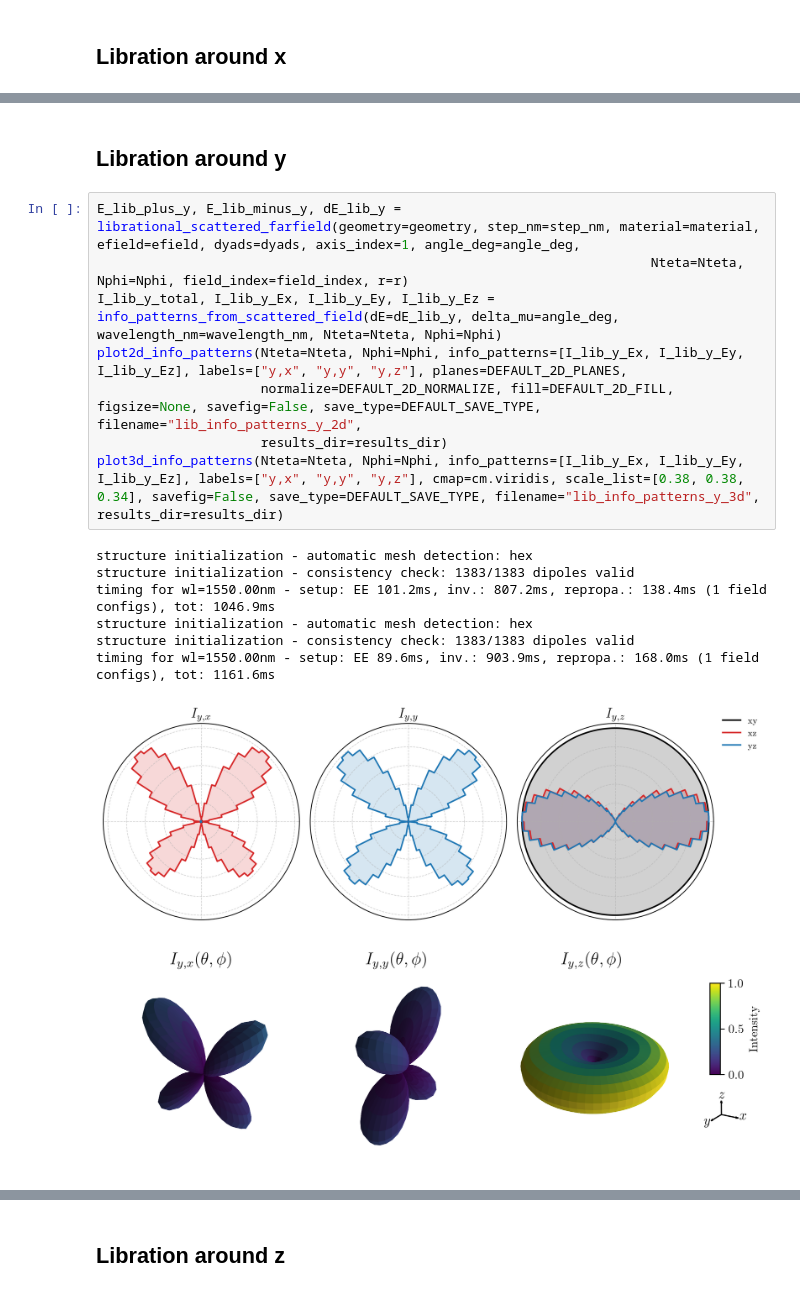
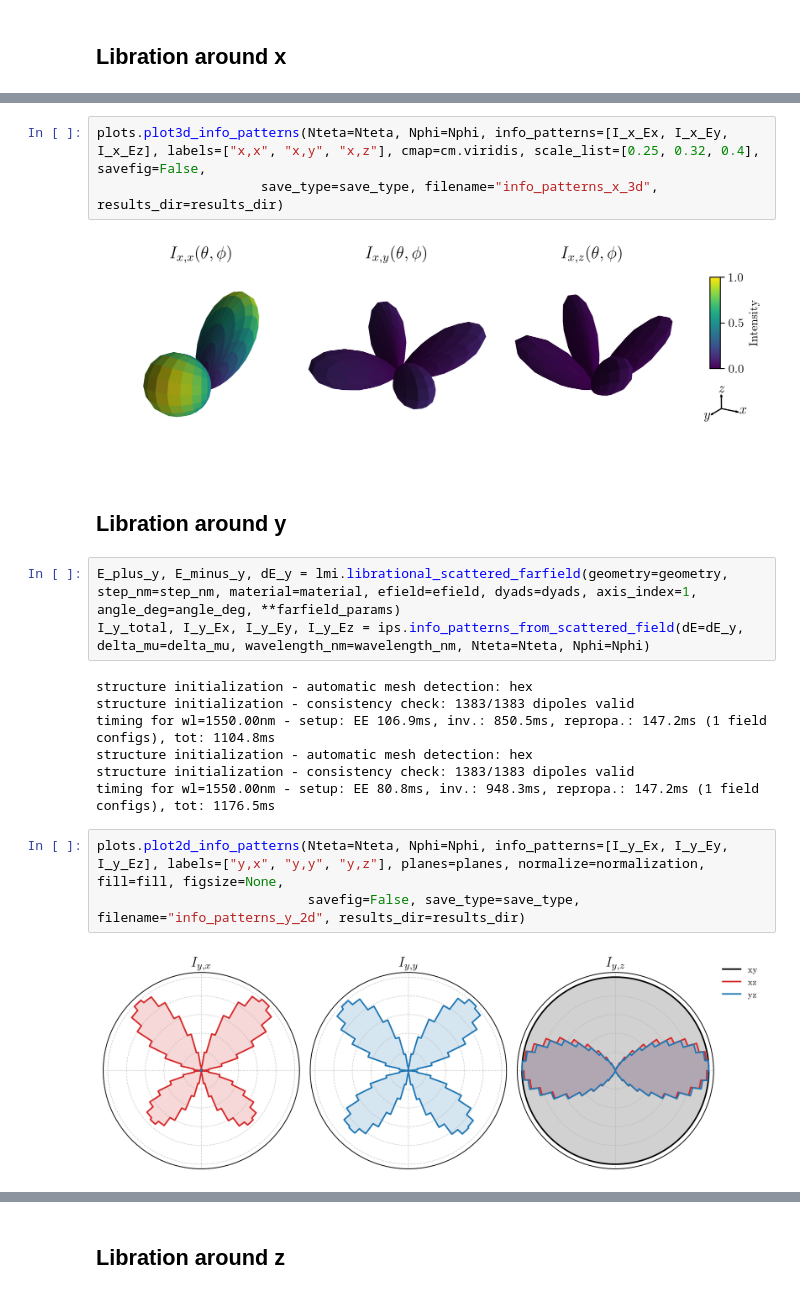
Before and after one commit to barra9408/info-patterns-repo, a Jupyter notebook: notebooks/04_arbitrary_incident_field.ipynb, the cells around one changed output, grey strips where cells are left out. Cells and saved outputs as stored; diff of their text form.

```diff
--- a/notebooks/04_arbitrary_incident_field.ipynb
+++ b/notebooks/04_arbitrary_incident_field.ipynb
@@ -264,19 +269,22 @@ timing for wl=1550.00nm - setup: EE 83.4ms, inv.: 831.7ms, repropa.: 135.1ms (1
+# %%
+plots.plot3d_info_patterns(Nteta=Nteta, Nphi=Nphi, info_patterns=[I_x_Ex, I_x_Ey, I_x_Ez], labels=["x,x", "x,y", "x,z"], cmap=cm.viridis, scale_list=[0.25, 0.32, 0.4], savefig=False,
+                     save_type=save_type, filename="info_patterns_x_3d", results_dir=results_dir)
+# %% [output]
+[figure, added]
 # %% [markdown]
 ## Libration around y
 # %%
-E_lib_plus_y, E_lib_minus_y, dE_lib_y = librational_scattered_farfield(geometry=geometry, step_nm=step_nm, material=material, efield=efield, dyads=dyads, axis_index=1, angle_deg=angle_deg,
-                                                                       Nteta=Nteta, Nphi=Nphi, field_index=field_index, r=r)
-I_lib_y_total, I_lib_y_Ex, I_lib_y_Ey, I_lib_y_Ez = info_patterns_from_scattered_field(dE=dE_lib_y, delta_mu=angle_deg, wavelength_nm=wavelength_nm, Nteta=Nteta, Nphi=Nphi)
-plot2d_info_patterns(Nteta=Nteta, Nphi=Nphi, info_patterns=[I_lib_y_Ex, I_lib_y_Ey, I_lib_y_Ez], labels=["y,x", "y,y", "y,z"], planes=DEFAULT_2D_PLANES,
-                     normalize=DEFAULT_2D_NORMALIZE, fill=DEFAULT_2D_FILL, figsize=None, savefig=False, save_type=DEFAULT_SAVE_TYPE, filename="lib_info_patterns_y_2d",
-                     results_dir=results_dir)
-plot3d_info_patterns(Nteta=Nteta, Nphi=Nphi, info_patterns=[I_lib_y_Ex, I_lib_y_Ey, I_lib_y_Ez], labels=["y,x", "y,y", "y,z"], cmap=cm.viridis, scale_list=[0.38, 0.38, 0.34], savefig=False, save_type=DEFAULT_SAVE_TYPE, filename="lib_info_patterns_y_3d", results_dir=results_dir)
+E_plus_y, E_minus_y, dE_y = lmi.librational_scattered_farfield(geometry=geometry, step_nm=step_nm, material=material, efield=efield, dyads=dyads, axis_index=1, angle_deg=angle_deg, **farfield_params)
+I_y_total, I_y_Ex, I_y_Ey, I_y_Ez = ips.info_patterns_from_scattered_field(dE=dE_y, delta_mu=delta_mu, wavelength_nm=wavelength_nm, Nteta=Nteta, Nphi=Nphi)
 # %% [output]
 structure initialization - automatic mesh detection: hex
 structure initialization - consistency check: 1383/1383 dipoles valid
-timing for wl=1550.00nm - setup: EE 101.2ms, inv.: 807.2ms, repropa.: 138.4ms (1 field configs), tot: 1046.9ms
+timing for wl=1550.00nm - setup: EE 106.9ms, inv.: 850.5ms, repropa.: 147.2ms (1 field configs), tot: 1104.8ms
 structure initialization - automatic mesh detection: hex
 structure initialization - consistency check: 1383/1383 dipoles valid
-timing for wl=1550.00nm - setup: EE 89.6ms, inv.: 903.9ms, repropa.: 168.0ms (1 field configs), tot: 1161.6ms
+timing for wl=1550.00nm - setup: EE 80.8ms, inv.: 948.3ms, repropa.: 147.2ms (1 field configs), tot: 1176.5ms
-[figure, removed]
-[figure, removed]
+# %%
+plots.plot2d_info_patterns(Nteta=Nteta, Nphi=Nphi, info_patterns=[I_y_Ex, I_y_Ey, I_y_Ez], labels=["y,x", "y,y", "y,z"], planes=planes, normalize=normalization, fill=fill, figsize=None,
+                           savefig=False, save_type=save_type, filename="info_patterns_y_2d", results_dir=results_dir)
+# %% [output]
+[figure, added]
```
Also changed, not shown: parts of 12 cells of this notebook, 13 other files.
